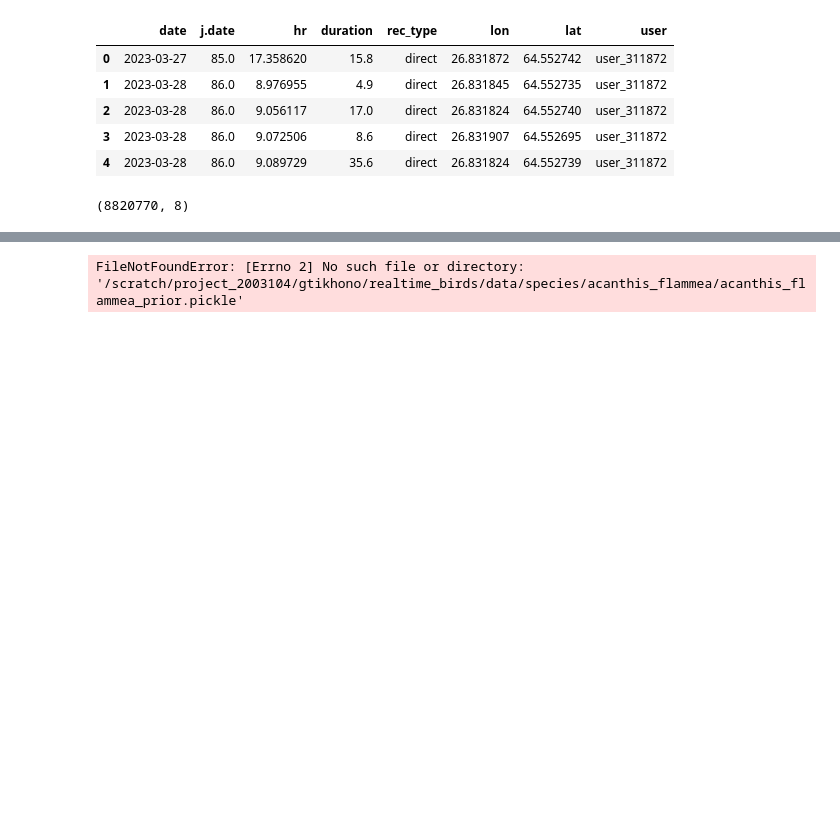
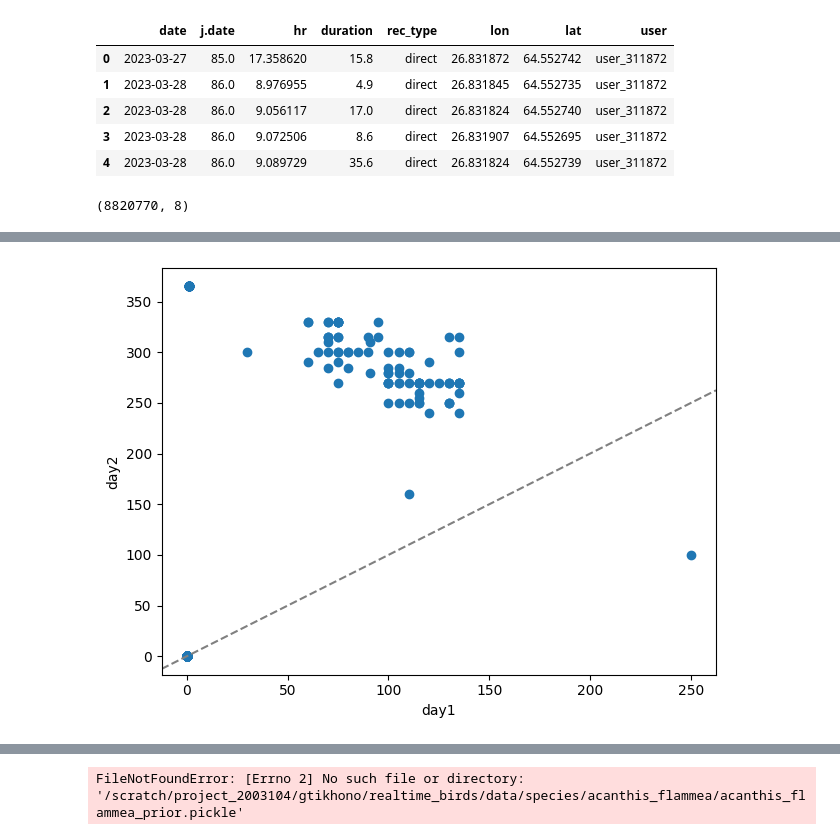
Before and after one commit to szwinter/realtime-birds, a Jupyter notebook: notebooks/explore_real_durations.ipynb, the cells around one changed output, grey strips where cells are left out. Cells and saved outputs as stored; diff of their text form; code cells hidden in the pictures; blank space fills up the shorter version.

```diff
--- a/notebooks/explore_real_durations.ipynb
+++ b/notebooks/explore_real_durations.ipynb
@@ -62,0 +88,8 @@ meta["migration.pars"].head()
+# %%
+plt.scatter(meta["migration.pars"].day1, meta["migration.pars"].day2)
+plt.axline([0,0], [1,1], color="gray", linestyle="dashed")
+plt.xlabel("day1")
+plt.ylabel("day2")
+plt.tight_layout()
+# %% [output]
+[figure, added]
```
Also changed, not shown: parts of 4 cells of this notebook, 3 other files.
